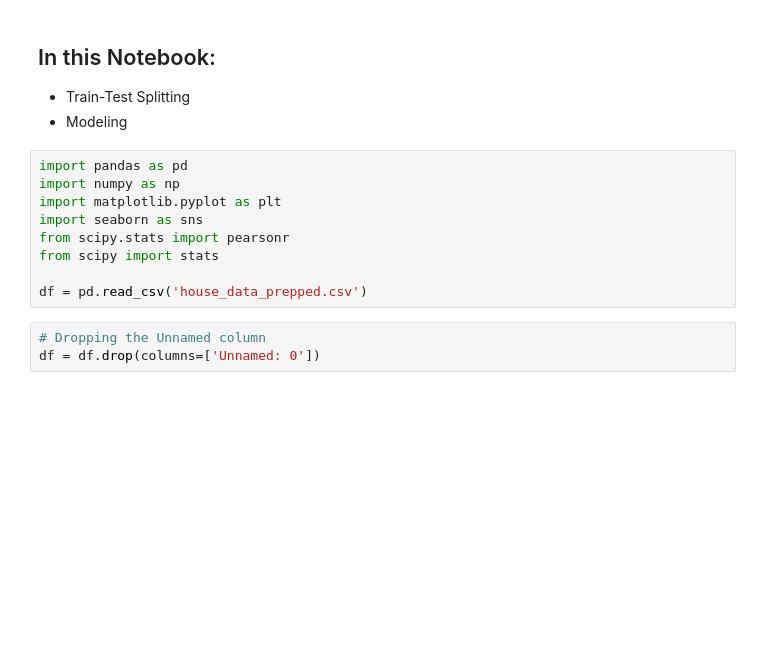
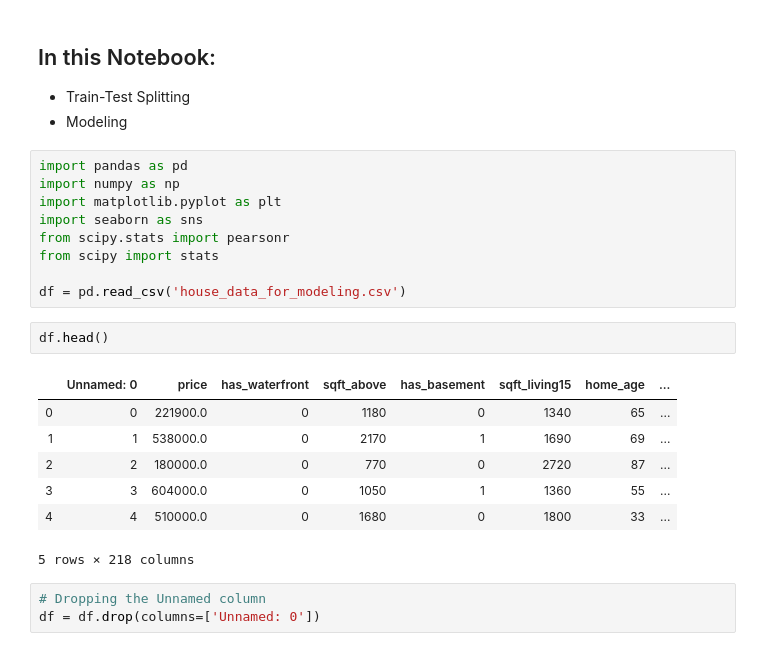
Before and after one commit to emel333/house-price-predict, a Jupyter notebook: Untitled.ipynb, the cells around one changed output. Drawn from its saved outputs; the diff is of its cells as text; blank space fills up the shorter version.

```diff
--- a/Untitled.ipynb
+++ b/Untitled.ipynb
@@ -12,7 +12,17 @@ import seaborn as sns
 from scipy.stats import pearsonr
 from scipy import stats
 
-df = pd.read_csv('house_data_prepped.csv')
+df = pd.read_csv('house_data_for_modeling.csv')
+# %%
+df.head()
+# %% [output]
+|  | Unnamed: 0 | price | has_waterfront | sqft_above | has_basement | sqft_living15 | home_age | ... |
+| 0 | 0 | 221900.0 | 0 | 1180 | 0 | 1340 | 65 | ... |
+| 1 | 1 | 538000.0 | 0 | 2170 | 1 | 1690 | 69 | ... |
+| 2 | 2 | 180000.0 | 0 | 770 | 0 | 2720 | 87 | ... |
+| 3 | 3 | 604000.0 | 0 | 1050 | 1 | 1360 | 55 | ... |
+| 4 | 4 | 510000.0 | 0 | 1680 | 0 | 1800 | 33 | ... |
+5 rows × 218 columns
 # %%
 # Dropping the Unnamed column
 df = df.drop(columns=['Unnamed: 0'])
```
Also changed, not shown: parts of 1 cell of this notebook, 3 other files.
